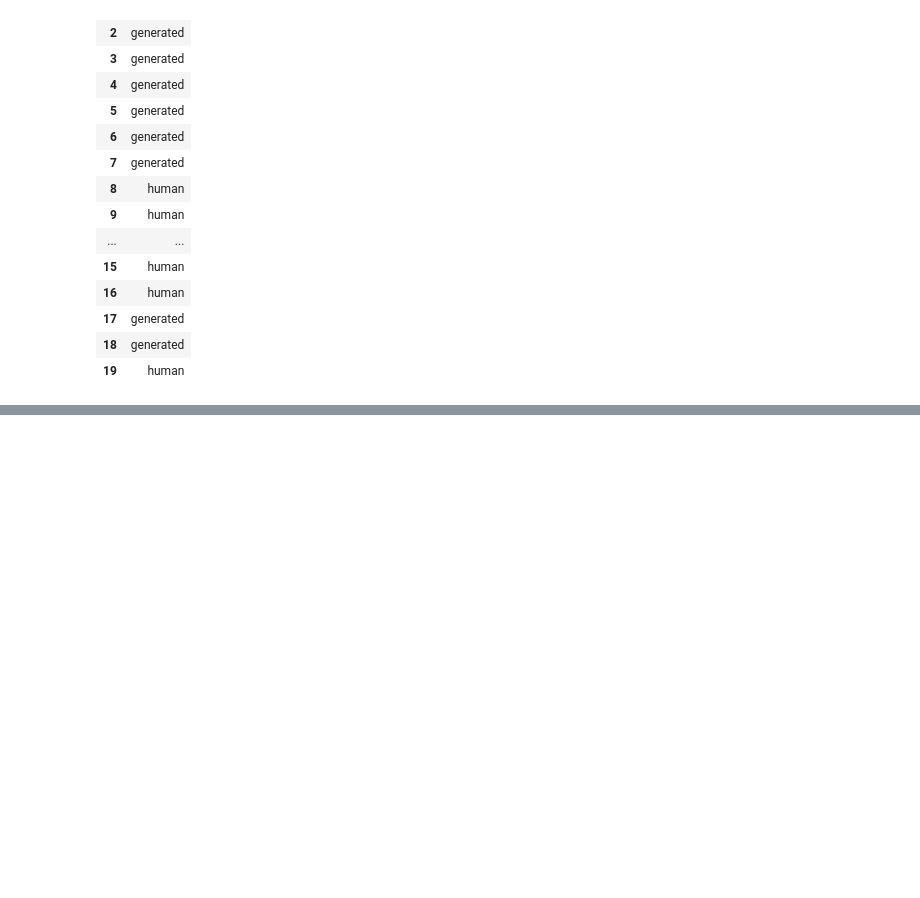
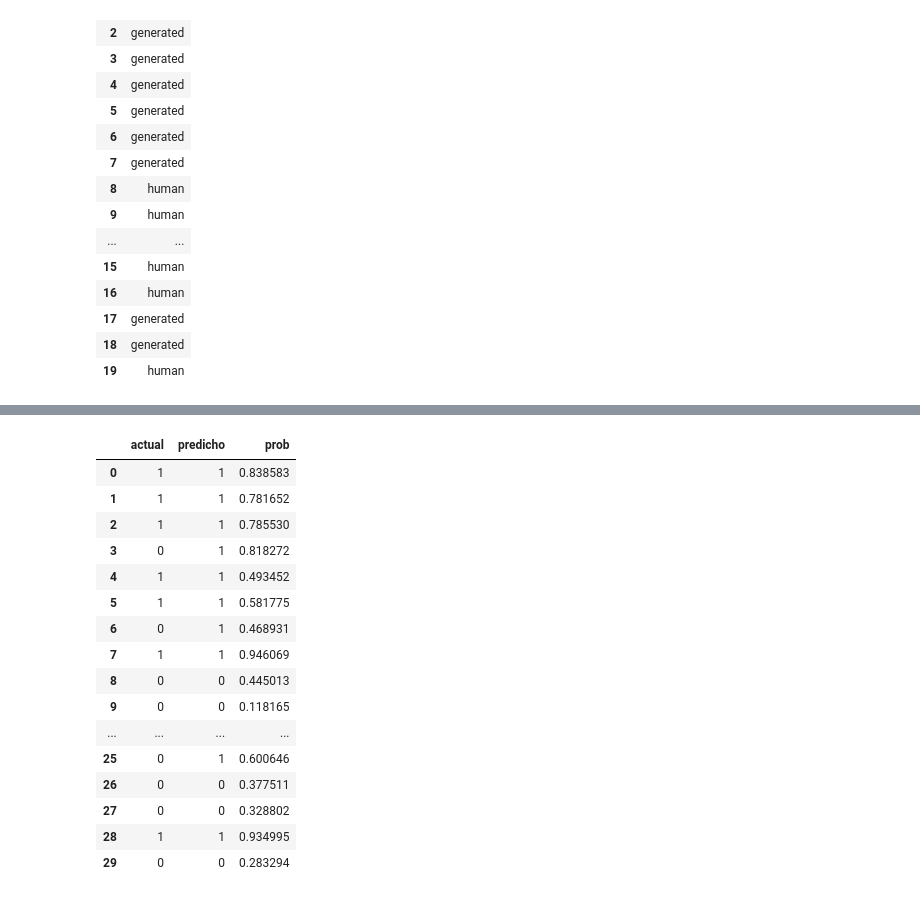
Before and after one commit to Chrmorod/TextMining, a Jupyter notebook: Code/Máster_Big_Data_Analytics_AuTexTification_baseline.ipynb, the cells around one changed output, grey strips where cells are left out. Saved outputs shown, nothing was run; the diff lists cells and outputs as text; code cells hidden in the pictures; blank space fills up the shorter version.

```diff
--- a/Code/Máster_Big_Data_Analytics_AuTexTification_baseline.ipynb
+++ b/Code/Máster_Big_Data_Analytics_AuTexTification_baseline.ipynb
@@ -997,4 +1040,4 @@ array([1, 1, 1, ..., 1, 1, 1])
 | 19 | human |
 # %%
 #Finalmente hacemos un Sanity-Check
-pd.DataFrame(y_pred_prob_test,columns=['probabilidades']).head(20)
+probabilidades = pd.DataFrame(y_pred_prob_test,columns=['prob'])
@@ -1059,0 +1044,2 @@ df_test.to_csv('df_test.tsv',sep='\t', index=False)
+# %%
+predicted = pd.DataFrame(y_pred_test,columns=['predicho'])
@@ -1059,0 +1076,34 @@ df_test.to_csv('df_test.tsv',sep='\t', index=False)
+# %%
+# Restablecer los índices antes de combinar los DataFrames
+predicted_reset = predicted.reset_index(drop=True)
+y_val_reset = y_val.reset_index(drop=True)
+probabilidades_reset = probabilidades.reset_index(drop=True)
+
+
+
+# Combinar los DataFrames
+act_pred = pd.concat([y_val_reset, predicted_reset,probabilidades_reset], axis=1)
+
+
+
+# Imprimir el DataFrame combinado
+act_pred.rename(columns={'label':'actual'},inplace=True)
+act_pred.head(30)
+# %% [output]
+|  | actual | predicho | prob |
+| 0 | 1 | 1 | 0.838583 |
+| 1 | 1 | 1 | 0.781652 |
+| 2 | 1 | 1 | 0.785530 |
+| 3 | 0 | 1 | 0.818272 |
+| 4 | 1 | 1 | 0.493452 |
+| 5 | 1 | 1 | 0.581775 |
+| 6 | 0 | 1 | 0.468931 |
+| 7 | 1 | 1 | 0.946069 |
+| 8 | 0 | 0 | 0.445013 |
+| 9 | 0 | 0 | 0.118165 |
+| ... | ... | ... | ... |
+| 25 | 0 | 1 | 0.600646 |
+| 26 | 0 | 0 | 0.377511 |
+| 27 | 0 | 0 | 0.328802 |
+| 28 | 1 | 1 | 0.934995 |
+| 29 | 0 | 0 | 0.283294 |
```
Also changed, not shown: parts of 22 cells of this notebook.
